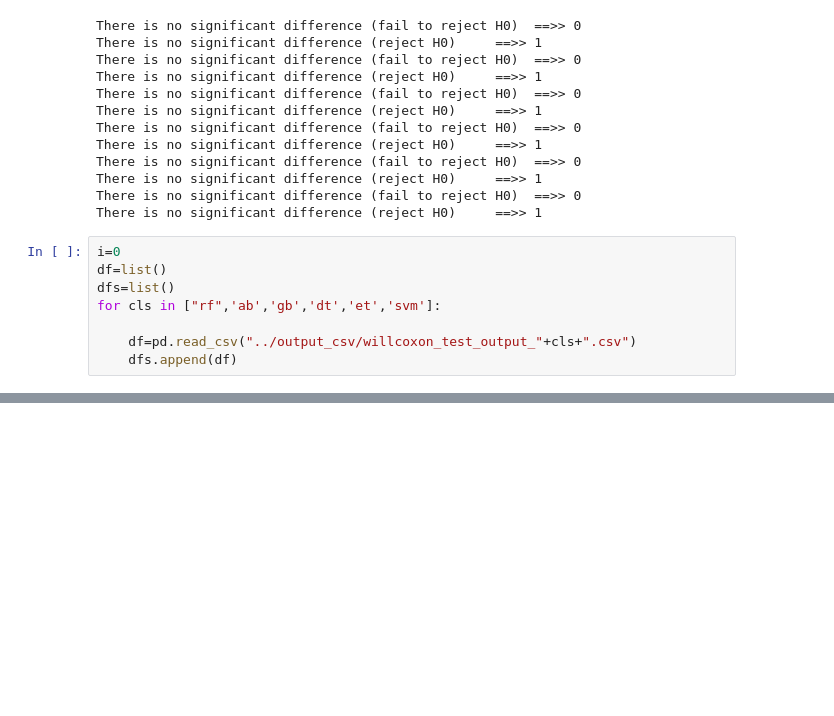
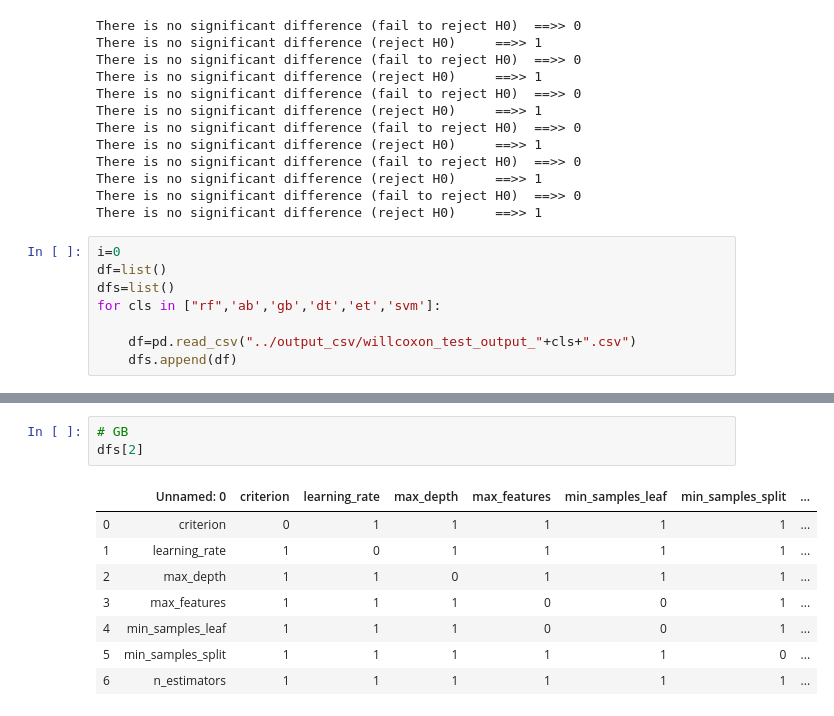
Before and after one commit to DataSystemsGroupUT/HyperParameterTunability, a Jupyter notebook: notebooks/verify_hyperparameter_importance.ipynb, the cells around one changed output, grey strips where cells are left out. Cells and saved outputs as stored; diff of their text form; blank space fills up the shorter version.

```diff
--- a/notebooks/verify_hyperparameter_importance.ipynb
+++ b/notebooks/verify_hyperparameter_importance.ipynb
@@ -90,0 +104,12 @@ dfs[4]
+# %%
+# GB
+dfs[2]
+# %% [output]
+|  | Unnamed: 0 | criterion | learning_rate | max_depth | max_features | min_samples_leaf | min_samples_split | ... |
+| 0 | criterion | 0 | 1 | 1 | 1 | 1 | 1 | ... |
+| 1 | learning_rate | 1 | 0 | 1 | 1 | 1 | 1 | ... |
+| 2 | max_depth | 1 | 1 | 0 | 1 | 1 | 1 | ... |
+| 3 | max_features | 1 | 1 | 1 | 0 | 0 | 1 | ... |
+| 4 | min_samples_leaf | 1 | 1 | 1 | 0 | 0 | 1 | ... |
+| 5 | min_samples_split | 1 | 1 | 1 | 1 | 1 | 0 | ... |
+| 6 | n_estimators | 1 | 1 | 1 | 1 | 1 | 1 | ... |
```
Also changed, not shown: parts of 6 cells of this notebook, 29 other files.
